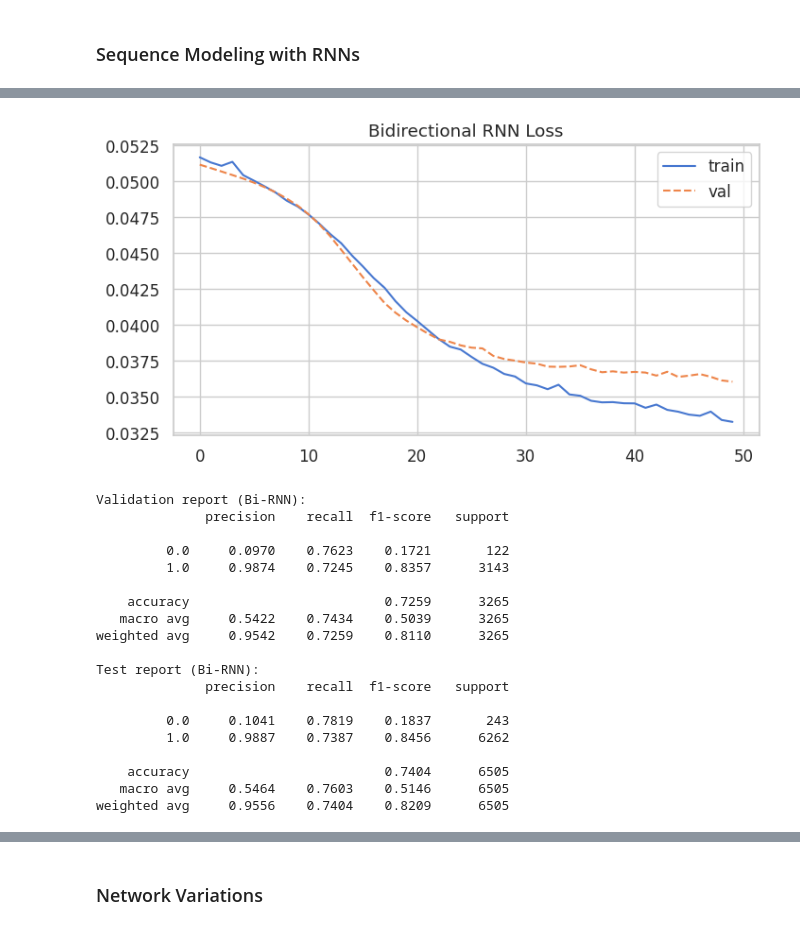
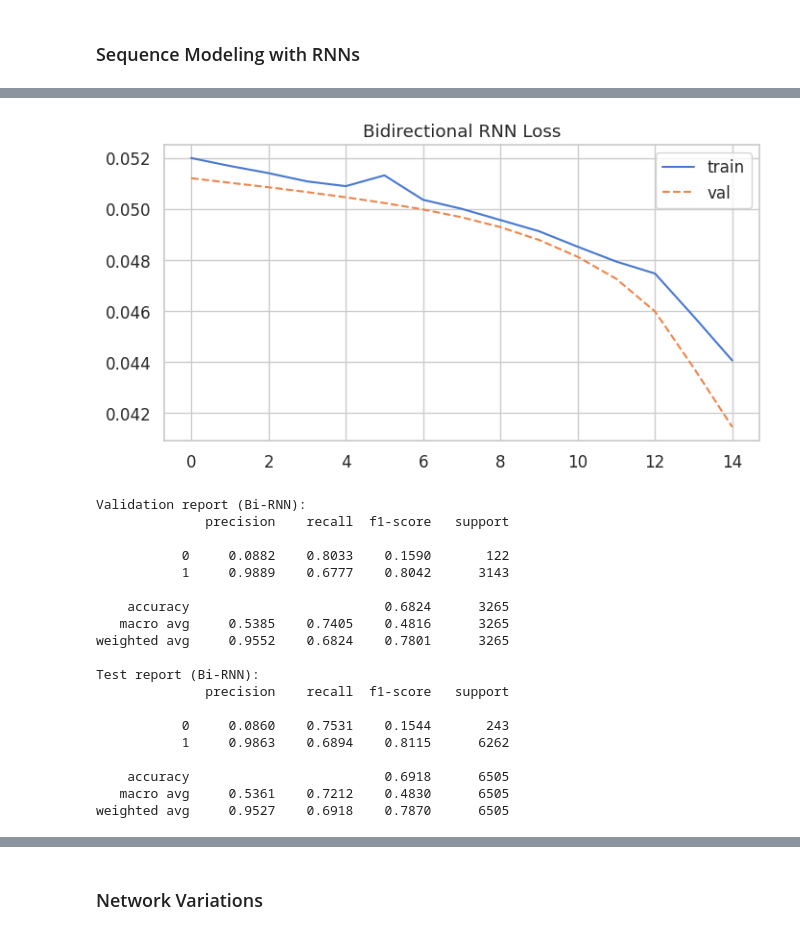
Before and after one commit to AImSecure/Laboratory2, a Jupyter notebook: lab/notebooks/Lab2_FFNN_RNN_GNN.ipynb, the cells around one changed output, grey strips where cells are left out. Drawn from its saved outputs; the diff is of its cells as text; code cells hidden in the pictures.

```diff
--- a/lab/notebooks/Lab2_FFNN_RNN_GNN.ipynb
+++ b/lab/notebooks/Lab2_FFNN_RNN_GNN.ipynb
@@ -1145,7 +1128,7 @@ model_emb = MalwareFFNN(
     vocab_size=vocab_size,
     embedding_dim=embedding_dim,
     hidden_dims=hidden_dims,
-    use_embedding=True
+    use_embedding=True,
 )
 
 criterion = nn.BCEWithLogitsLoss()
@@ -1161,7 +1144,7 @@ model_emb, train_loss_emb, val_loss_emb, elapsed_emb = train_model(
     optimizer,
     criterion,
     min_delta,
-    patience
+    patience,
 )
 elapsed_str_emb = time.strftime('%H:%M:%S', time.gmtime(elapsed_emb))
 print(f'FFNN (learnable embeddings) training time: {elapsed_str_emb} — {elapsed_emb:.2f} seconds')
@@ -1249,6 +1234,14 @@ os.makedirs(save_dir, exist_ok=True)
 # %%
 # --- RNN data preparation and reusable helpers ---
 device = torch.device('cuda' if torch.cuda.is_available() else 'cpu')
+
+# --- Choose number of epochs depending on device (GPU vs CPU) ---
+# Use fewer epochs when running on CPU to avoid extremely long runs
+if torch.cuda.is_available():
+    num_epochs = 100
+else:
+    num_epochs = 15
+print(f"Number of epochs: {num_epochs}")
 
 # Map full (variable-length) sequences to ID lists and labels
 def seqs_and_labels_from_df(df, mapping):
@@ -1362,6 +1355,9 @@ def train_rnn_common(model, train_loader, val_loader, optimizer, criterion, epoc
 
 # Prediction helper (binary classification threshold 0.5)
 def predict_loader(model, loader):
+    """Run the model on a DataLoader and return integer arrays for
+    ground-truth labels and predicted labels (0/1).
+    """
     model.eval()
     ys_true = []
     ys_pred = []
@@ -1370,9 +1366,10 @@ def predict_loader(model, loader):
             out = model(X_batch, lengths)
             probs = torch.sigmoid(out).cpu().numpy().ravel()
             preds = (probs >= 0.5).astype(int)
-            ys_true.extend(y_batch.cpu().numpy().ravel().tolist())
+            # Ensure ground-truth labels are converted to plain python ints
+            ys_true.extend(y_batch.cpu().numpy().ravel().astype(int).tolist())
             ys_pred.extend(preds.tolist())
-    return np.array(ys_true), np.array(ys_pred)
+    return np.array(ys_true, dtype=int), np.array(ys_pred, dtype=int)
 
-print('RNN data and helpers ready (device:', device, '). Loaded: ', len(train_dataset_rnn), 'train samples,', len(val_dataset_rnn), 'val,', len(test_dataset_rnn), 'test samples.')
+print(f"RNN data and helpers ready (device: {device}). Loaded: {len(train_dataset_rnn)} train samples, {len(val_dataset_rnn)} val, {len(test_dataset_rnn)} test samples.")
 # %% [output]
@@ -1484,7 +1476,7 @@ else:
 criterion = nn.BCEWithLogitsLoss(pos_weight=pos_weight)
 optimizer = optim.AdamW(model_bi_rnn.parameters(), lr=1e-5)
 
-model_bi_rnn, history_bi, elapsed_bi = train_rnn_common(model_bi_rnn, train_loader_rnn, val_loader_rnn, optimizer, criterion, epochs=50)
+model_bi_rnn, history_bi, elapsed_bi = train_rnn_common(model_bi_rnn, train_loader_rnn, val_loader_rnn, optimizer, criterion, epochs=num_epochs)
 elapsed_str = time.strftime('%H:%M:%S', time.gmtime(elapsed_bi))
 print(f'\nBi-RNN training time: {elapsed_str} — {elapsed_bi:.2f} seconds')
 
@@ -1521,23 +1507,23 @@ Saved plot: /content/drive/MyDrive/Projects/AImSecure/Laboratory2/results/images
-[figure, old version]
+[figure, new version]
 Validation report (Bi-RNN):
               precision    recall  f1-score   support
 
-         0.0     0.0970    0.7623    0.1721       122
-         1.0     0.9874    0.7245    0.8357      3143
+           0     0.0882    0.8033    0.1590       122
+           1     0.9889    0.6777    0.8042      3143
 
-    accuracy                         0.7259      3265
-   macro avg     0.5422    0.7434    0.5039      3265
-weighted avg     0.9542    0.7259    0.8110      3265
+    accuracy                         0.6824      3265
+   macro avg     0.5385    0.7405    0.4816      3265
+weighted avg     0.9552    0.6824    0.7801      3265
 
 Test report (Bi-RNN):
               precision    recall  f1-score   support
 
-         0.0     0.1041    0.7819    0.1837       243
-         1.0     0.9887    0.7387    0.8456      6262
+           0     0.0860    0.7531    0.1544       243
+           1     0.9863    0.6894    0.8115      6262
 
-    accuracy                         0.7404      6505
-   macro avg     0.5464    0.7603    0.5146      6505
-weighted avg     0.9556    0.7404    0.8209      6505
+    accuracy                         0.6918      6505
+   macro avg     0.5361    0.7212    0.4830      6505
+weighted avg     0.9527    0.6918    0.7870      6505
 # %%
 # --- Variation 3: LSTM (bidirectional) ---
 class LSTMClassifier(nn.Module):
```
Also changed, not shown: parts of 23 cells of this notebook.
